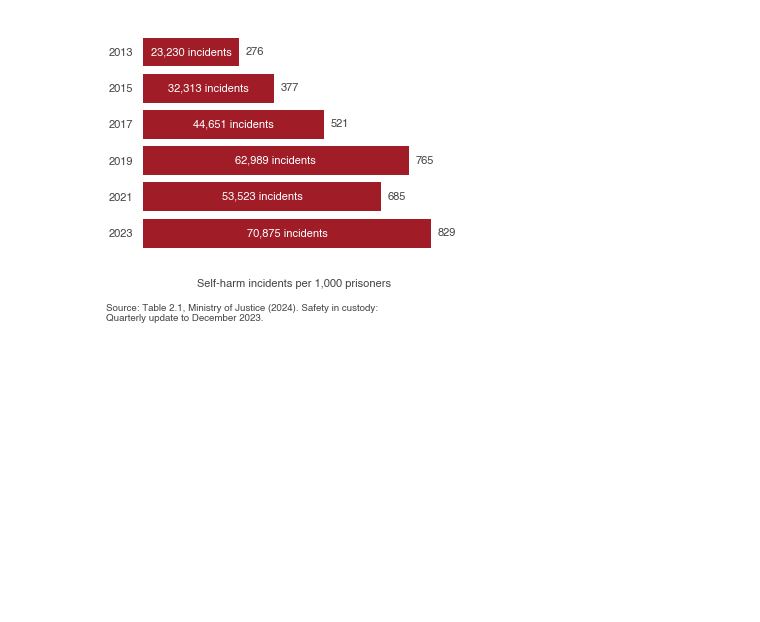
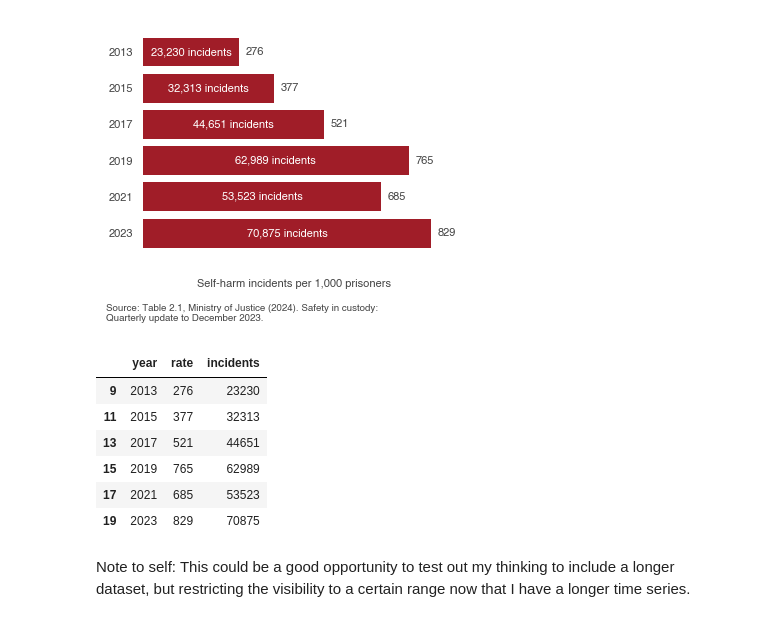
Before and after one commit to Prison-Reform-Trust/bromley_briefings, a Jupyter notebook: notebooks/2.1-ah-viz-self-harm.ipynb, the cells around one changed output. Cells and saved outputs as stored; diff of their text form; code cells hidden in the pictures; blank space fills up the shorter version.

Commit message:
Add historical self-harm data and refactor visualization script for clarity

```diff
--- a/notebooks/2.1-ah-viz-self-harm.ipynb
+++ b/notebooks/2.1-ah-viz-self-harm.ipynb
@@ -11,0 +14,11 @@ from src.visualization.safety import plotly_self_harm
+# %%
+df = plotly_self_harm.main()
+df
+# %% [output]
+|  | year | rate | incidents |
+| 9 | 2013 | 276 | 23230 |
+| 11 | 2015 | 377 | 32313 |
+| 13 | 2017 | 521 | 44651 |
+| 15 | 2019 | 765 | 62989 |
+| 17 | 2021 | 685 | 53523 |
+| 19 | 2023 | 829 | 70875 |
@@ -11,0 +27,2 @@ from src.visualization.safety import plotly_self_harm
+# %% [markdown]
+Note to self: This could be a good opportunity to test out my thinking to include a longer dataset, but restricting the visibility to a certain range now that I have a longer time series.
```
Also changed, not shown: parts of 3 cells of this notebook, 2 other files.
